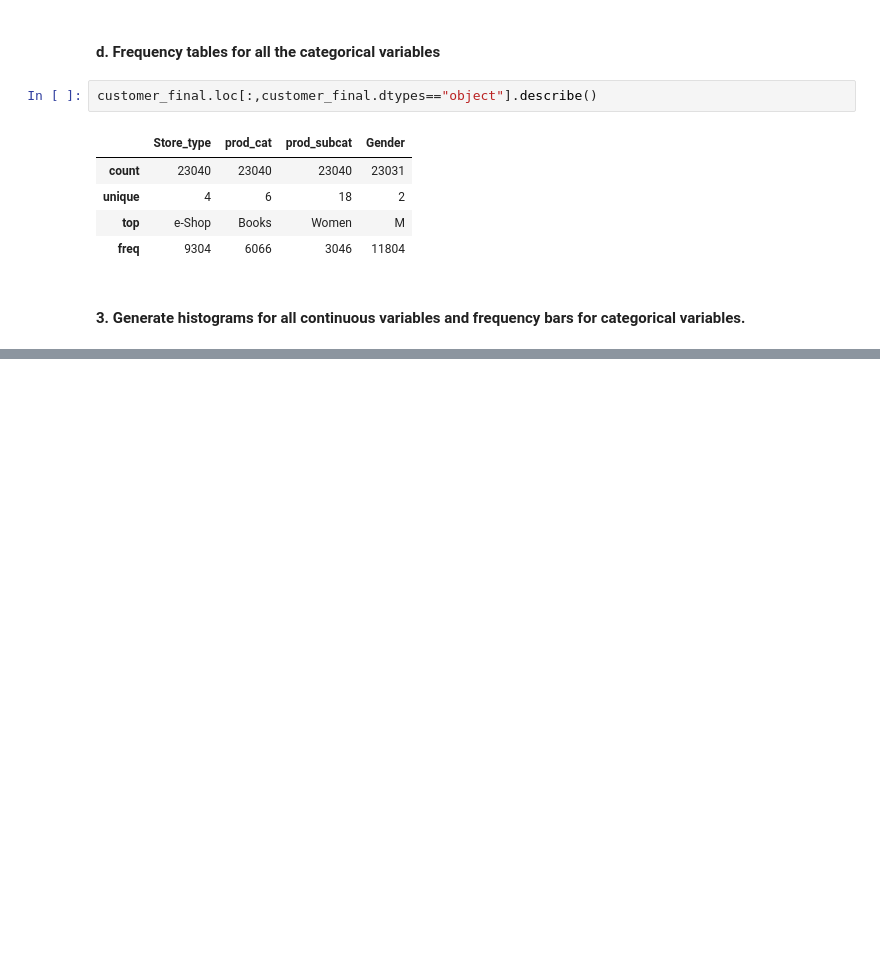
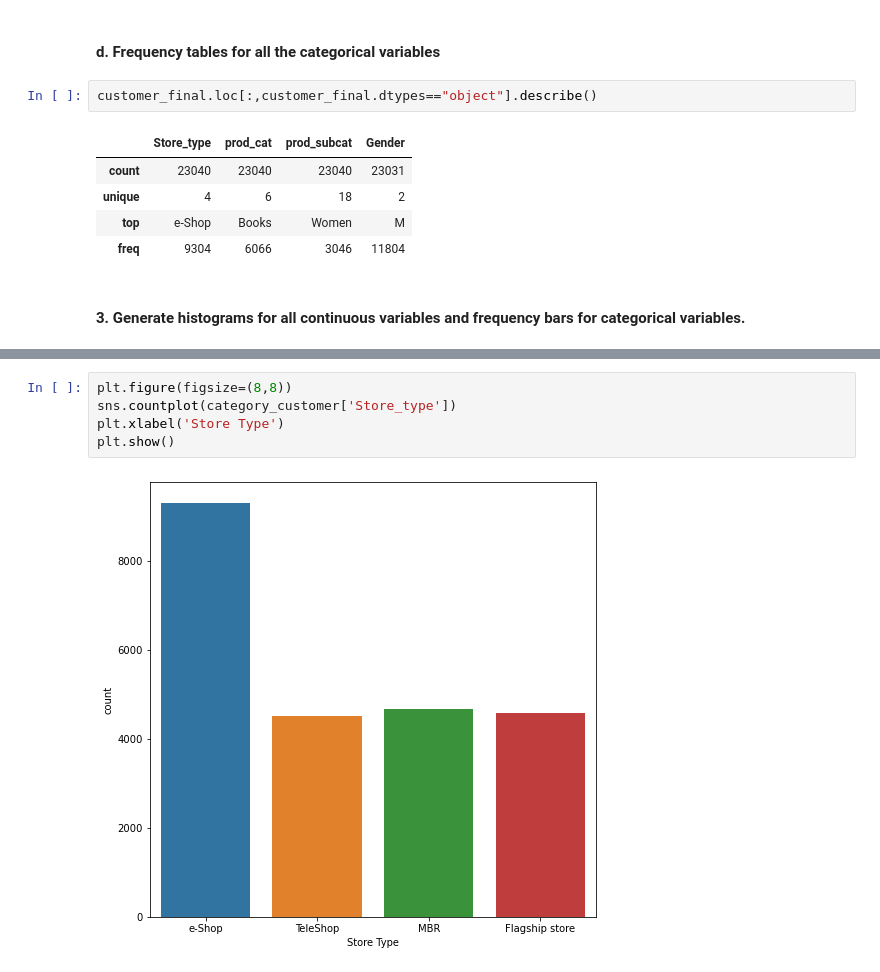
Before and after one commit to r5five/Python-Retail-Data-Analysis, a Jupyter notebook: PythonRetailDataAnalysis.ipynb, the cells around one changed output, grey strips where cells are left out. Drawn from its saved outputs; the diff is of its cells as text; blank space fills up the shorter version.

```diff
--- a/PythonRetailDataAnalysis.ipynb
+++ b/PythonRetailDataAnalysis.ipynb
@@ -281,0 +315,7 @@ customer_final.loc[:,customer_final.dtypes=="object"].describe()
+# %%
+plt.figure(figsize=(8,8))
+sns.countplot(category_customer['Store_type'])
+plt.xlabel('Store Type')
+plt.show()
+# %% [output]
+[figure, added]
```
Also changed, not shown: parts of 28 cells of this notebook.
